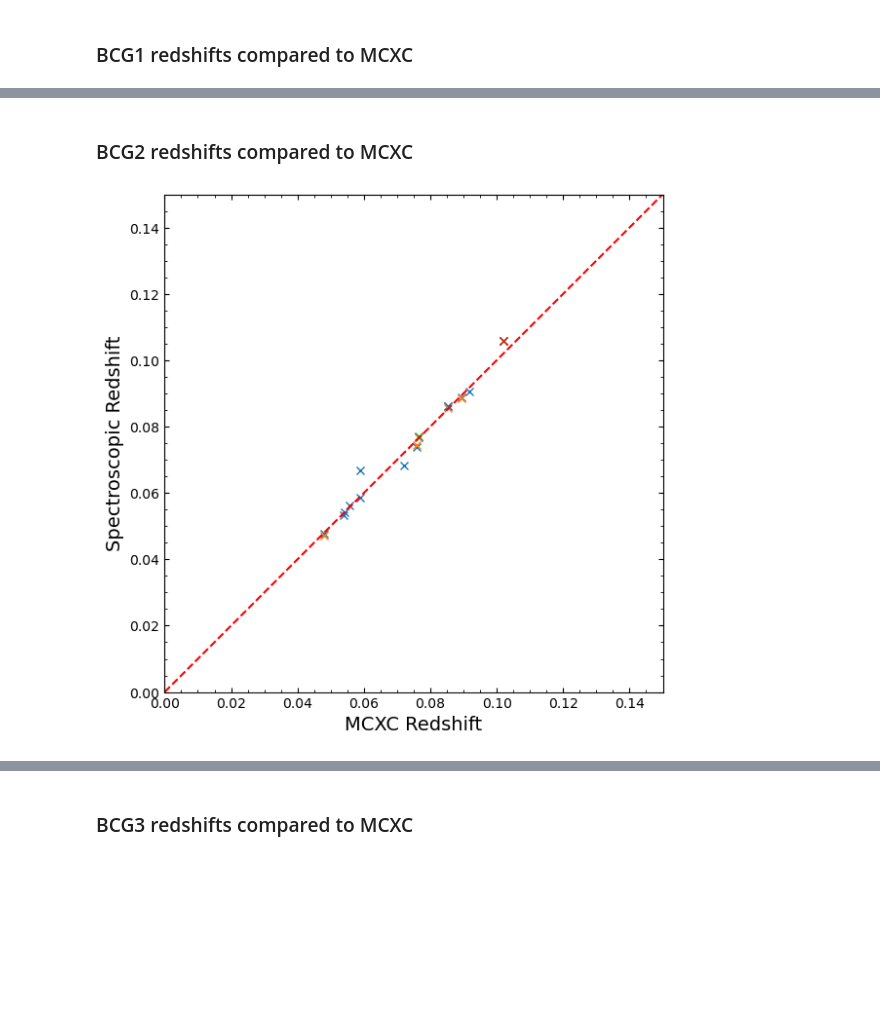
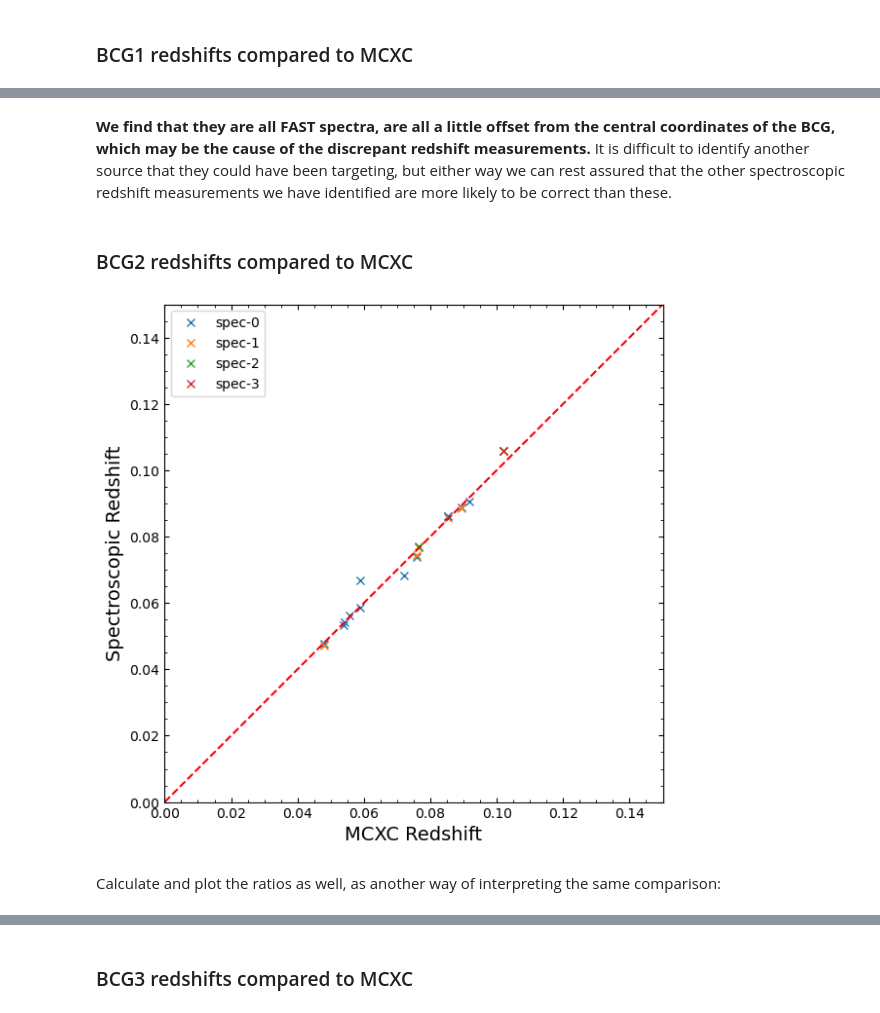
Before and after one commit to LoVoCCS/LoVoCCS-BCG-Ident, a Jupyter notebook: STEP3-compare_bcg_redshifts_to_cluster.ipynb, the cells around one changed output, grey strips where cells are left out. Saved outputs shown, nothing was run; the diff lists cells and outputs as text; code cells hidden in the pictures; blank space fills up the shorter version.

```diff
--- a/STEP3-compare_bcg_redshifts_to_cluster.ipynb
+++ b/STEP3-compare_bcg_redshifts_to_cluster.ipynb
@@ -497,26 +259,28 @@ Name: LoVoCCS-4A, dtype: object
+# %% [markdown]
+**We find that they are all FAST spectra, are all a little offset from the central coordinates of the BCG, which may be the cause of the discrepant redshift measurements.** It is difficult to identify another source that they could have been targeting, but either way we can rest assured that the other spectroscopic redshift measurements we have identified are more likely to be correct than these.
 # %% [markdown]
 ### BCG2 redshifts compared to MCXC
 # %%
 lims = [0, 0.15]
 
 plt.figure(figsize=(6, 6))
 plt.gca().set_aspect(1)
 plt.minorticks_on()
 plt.tick_params(which='both', direction='in', top=True, right=True)
 
-og_zs = samp.loc[spec_info.index]['redshift'].values
+plt.plot(og_zs, bcg2_all_spec_zs, 'x', label=['spec-{}'.format(ind) for ind in range(bcg2_all_spec_zs.shape[1])])
+plt.plot(lims, lims, color='red', linestyle='dashed')
 
-plt.plot(og_zs, bcg2_all_spec_zs, 'x', label=['spec-{}'.format(ind) for ind in range(bcg2_all_spec_zs.shape[1])])
-
-plt.plot(lims, lims, color='red', linestyle='dashed')
 plt.xlim(lims)
 plt.ylim(lims)
 
 plt.ylabel("Spectroscopic Redshift", fontsize=14)
 plt.xlabel("MCXC Redshift", fontsize=14)
 
-# plt.legend()
+plt.legend()
 plt.tight_layout()
 plt.show()
 # %% [output]
-[figure, old version]
+[figure, new version]
+# %% [markdown]
+Calculate and plot the ratios as well, as another way of interpreting the same comparison:
```
Also changed, not shown: parts of 95 cells of this notebook.
